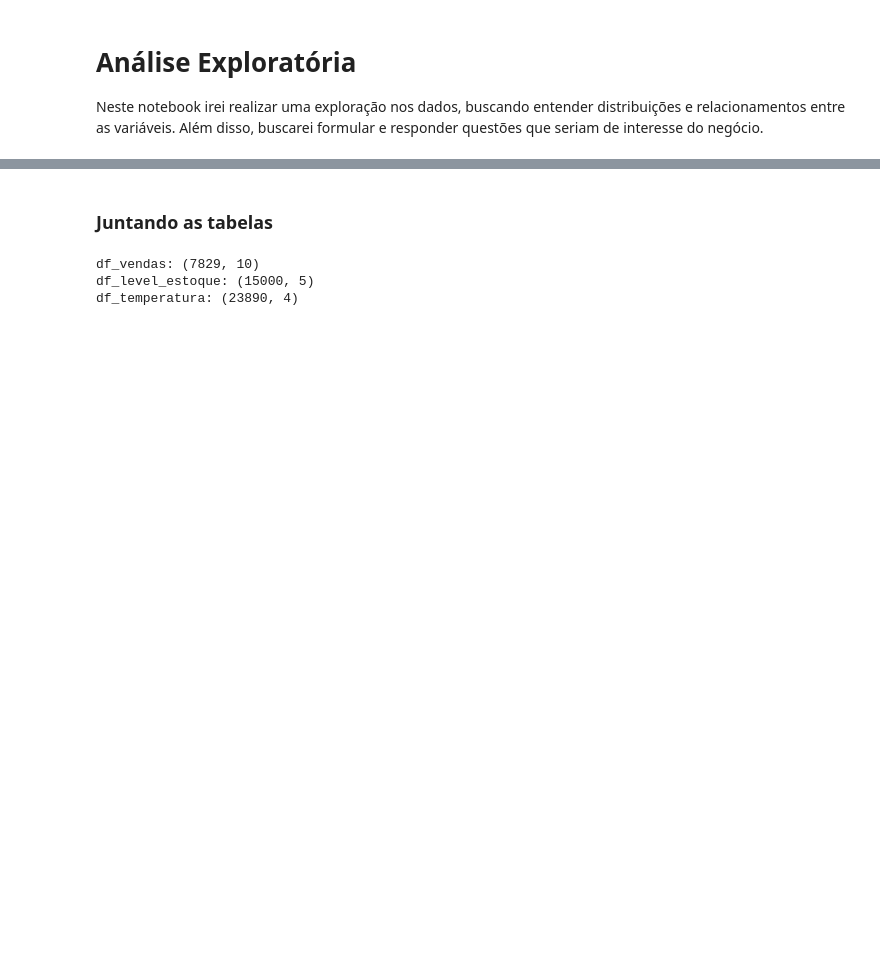
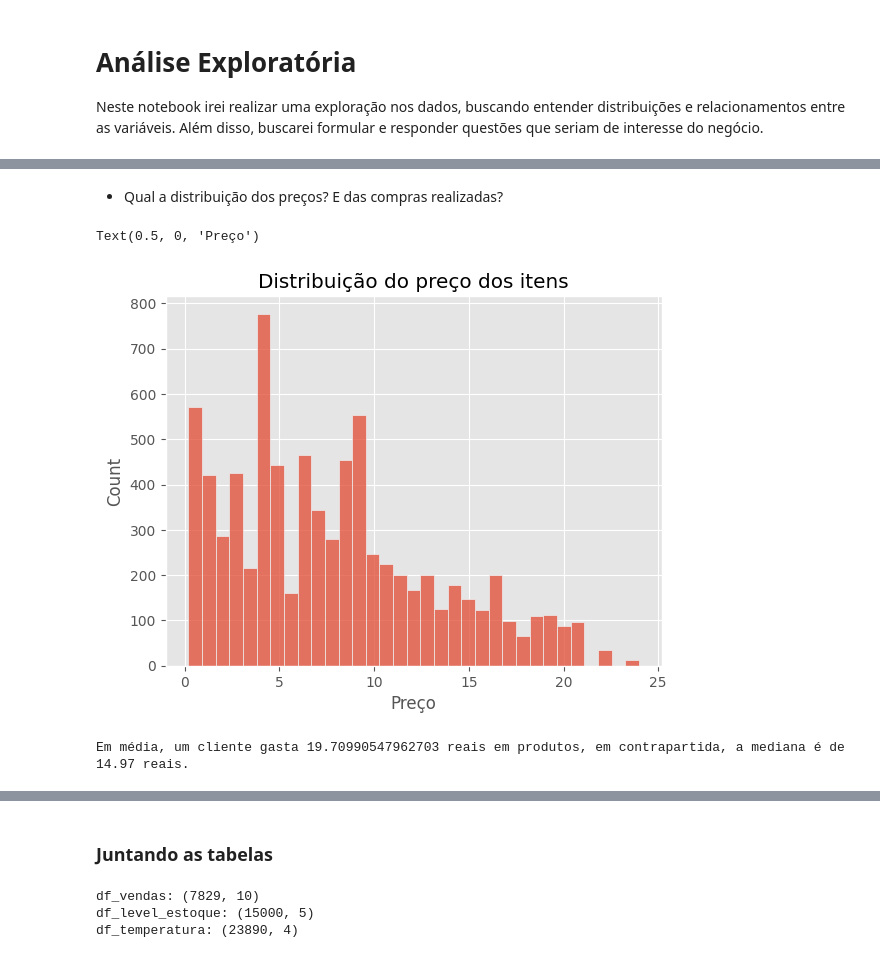
Before and after one commit to dnsrsdata/stock_level_prediction, a Jupyter notebook: notebooks/EDA.ipynb, the cells around one changed output, grey strips where cells are left out. Cells and saved outputs as stored; diff of their text form; code cells hidden in the pictures; blank space fills up the shorter version.

```diff
--- a/notebooks/EDA.ipynb
+++ b/notebooks/EDA.ipynb
@@ -17,0 +82,15 @@ Antes de iniciar a exploração em si, vamos juntar as tabelas para facilitar a
+# %% [markdown]
+- Qual a distribuição dos preços? E das compras realizadas?
+# %%
+# Verificando a distribuição
+sns.histplot(df_vendas.unit_price)
+plt.title('Distribuição do preço dos itens')
+plt.xlabel('Preço')
+# %% [output]
+Text(0.5, 0, 'Preço')
+[figure, added]
+# %%
+print(f"Em média, um cliente gasta {df_vendas.groupby('transaction_id')['total'].sum().mean()} reais em produtos,\
+ em contrapartida, a mediana é de {df_vendas.groupby('transaction_id')['total'].sum().median()} reais.")
+# %% [output]
+Em média, um cliente gasta 19.70990547962703 reais em produtos, em contrapartida, a mediana é de 14.97 reais.
```
Also changed, not shown: parts of 29 cells of this notebook.
